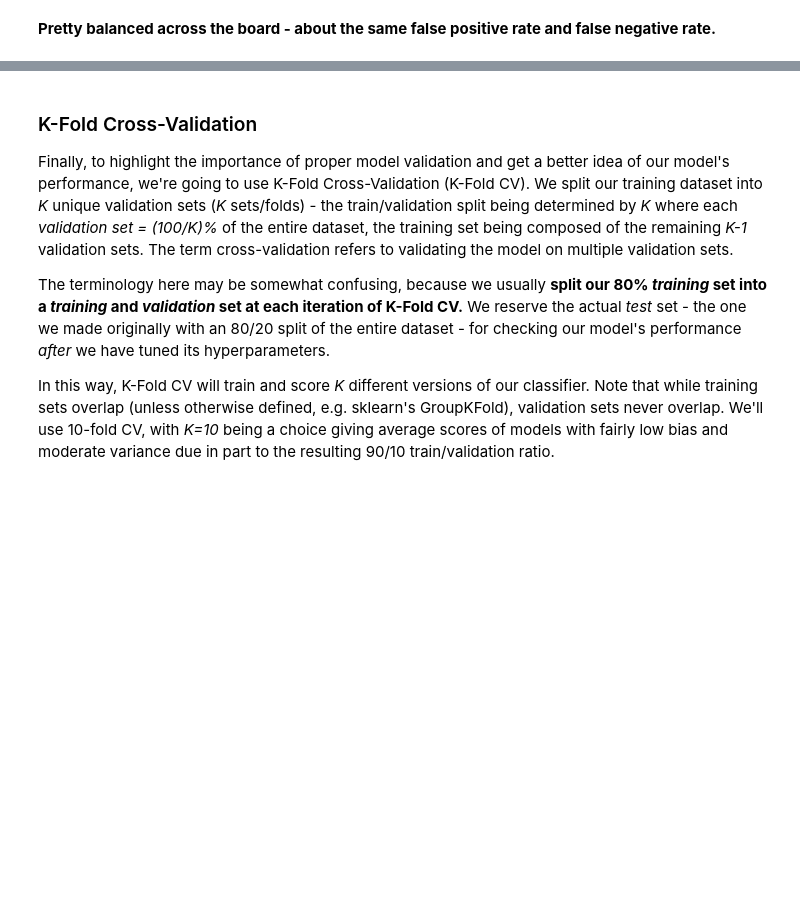
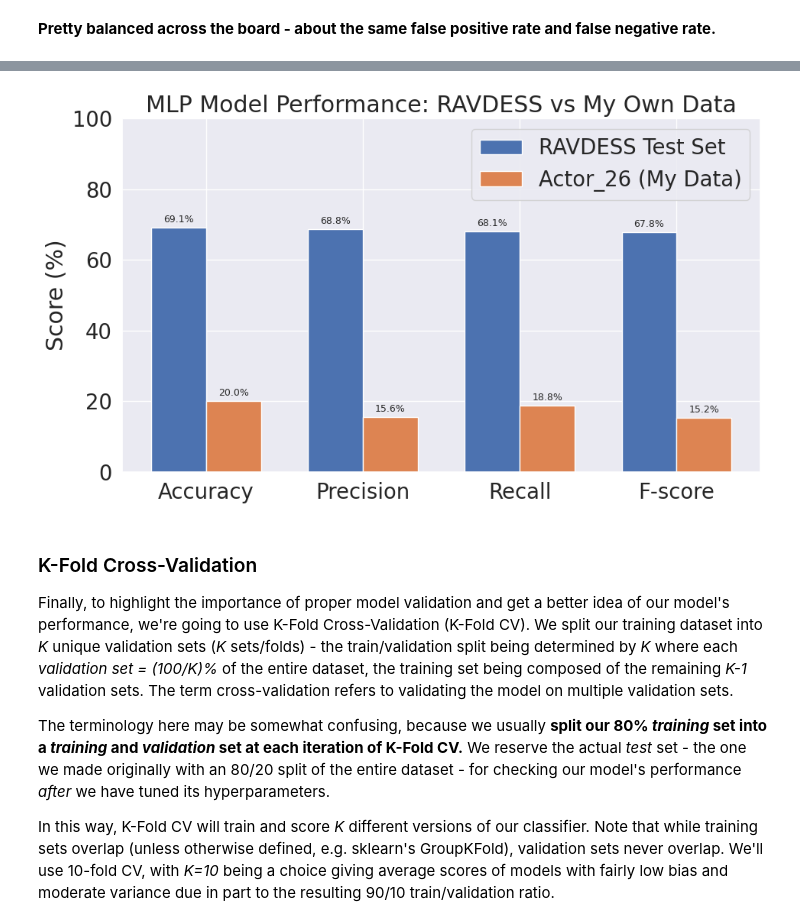
Before and after one commit to las21-sfu/LaraineSimWeek4-NeuralNetworks, a Jupyter notebook: Week4__Neural_Networks.ipynb, the cells around one changed output, grey strips where cells are left out. Saved outputs shown, nothing was run; the diff lists cells and outputs as text; code cells hidden in the pictures; blank space fills up the shorter version.

Commit message:
Attempting to make final chart properly

```diff
--- a/Week4__Neural_Networks.ipynb
+++ b/Week4__Neural_Networks.ipynb
@@ -931,3 +905,52 @@ metrics_comparison_df
+# %%
+import matplotlib.pyplot as plt
+import numpy as np
+
+# Compute RAVDESS metrics
+ravdess_acc  = 100*accuracy_score(y_test, y_pred)
+ravdess_prec = 100*precision_score(y_test, y_pred, average="macro")
+ravdess_rec  = 100*recall_score(y_test, y_pred, average="macro")
+ravdess_f1   = 100*f1_score(y_test, y_pred, average="macro")
+
+# Compute Actor_26 (my data) metrics
+actor26_acc  = 100*accuracy_score(actor26_emotion_groundtruth, actor26_emotion_predictions)
+actor26_prec = 100*precision_score(actor26_emotion_groundtruth, actor26_emotion_predictions, average="macro", labels=emotion_list, zero_division=0)
+actor26_rec  = 100*recall_score(actor26_emotion_groundtruth, actor26_emotion_predictions, average="macro", labels=emotion_list, zero_division=0)
+actor26_f1   = 100*f1_score(actor26_emotion_groundtruth, actor26_emotion_predictions, average="macro", labels=emotion_list, zero_division=0)
+
+# Bar chart comparison
+metrics = ['Accuracy', 'Precision', 'Recall', 'F-score']
+ravdess_scores = [ravdess_acc, ravdess_prec, ravdess_rec, ravdess_f1]
+actor26_scores = [actor26_acc, actor26_prec, actor26_rec, actor26_f1]
+
+x = np.arange(len(metrics))
+width = 0.35
+
+fig, ax = plt.subplots(figsize=(10, 6))
+bars1 = ax.bar(x - width/2, ravdess_scores, width, label='RAVDESS Test Set', color='#4C72B0')
+bars2 = ax.bar(x + width/2, actor26_scores, width, label='Actor_26 (My Data)', color='#DD8452')
+
+ax.set_ylabel('Score (%)')
+ax.set_title('MLP Model Performance: RAVDESS vs My Own Data')
+ax.set_xticks(x)
+ax.set_xticklabels(metrics)
+ax.set_ylim(0, 100)
+ax.legend()
+
+# Add value labels on top of bars
+for bars in (bars1, bars2):
+    for bar in bars:
+        height = bar.get_height()
+        ax.annotate(f'{height:.1f}%',
+                     xy=(bar.get_x() + bar.get_width() / 2, height),
+                     xytext=(0, 3),
+                     textcoords="offset points",
+                     ha='center', va='bottom', fontsize=9)
+
+plt.tight_layout()
+plt.show()
+# %% [output]
+[figure, added]
 # %% [markdown]
 ### K-Fold Cross-Validation
 Finally, to highlight the importance of proper model validation and get a better idea of our model's performance,
```
Also changed, not shown: parts of 10 cells of this notebook.
